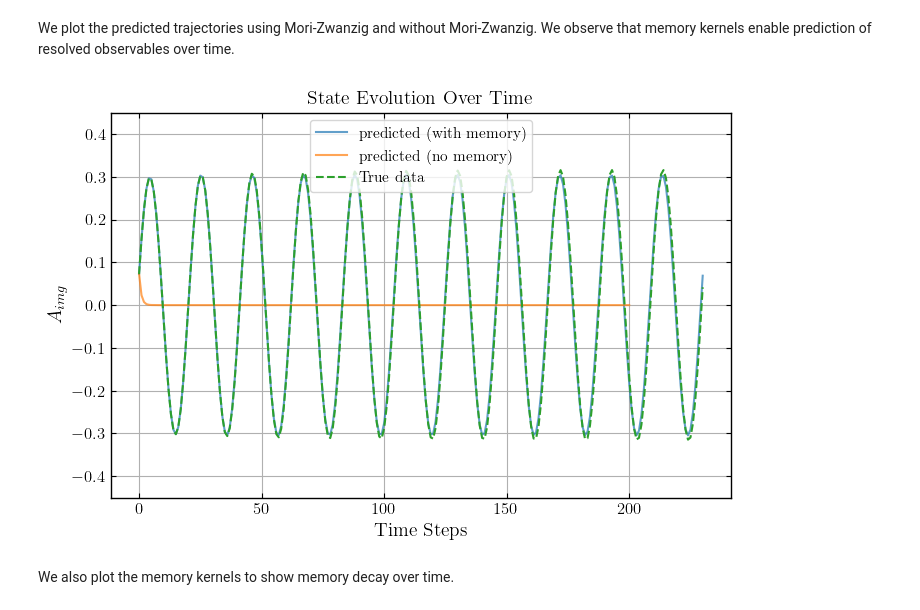
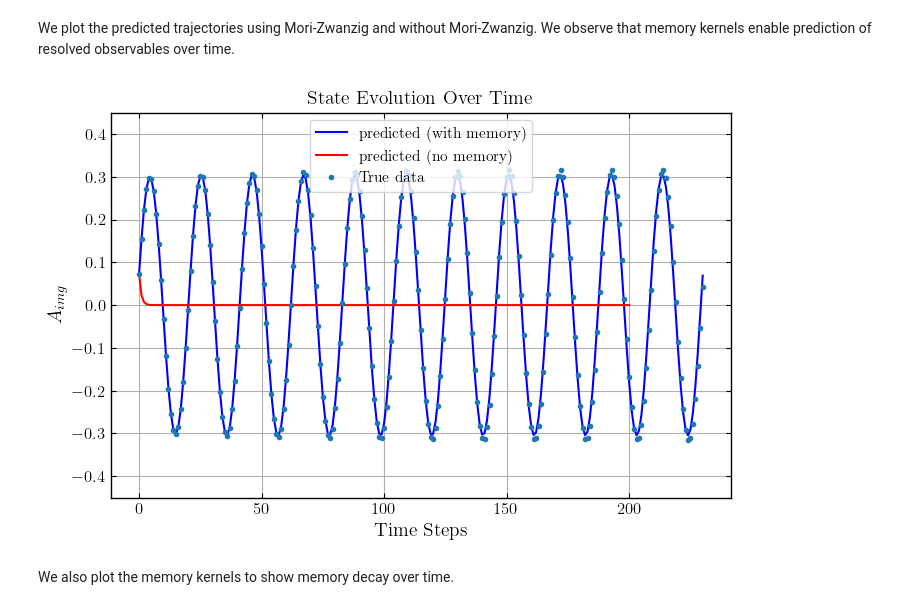
Before and after one commit to priyamg14/Livre_AdvancesROM_KoopmanDMD, a Jupyter notebook: Mori-Zwanzig.ipynb, the cells around one changed output. Cells and saved outputs as stored; diff of their text form; code cells hidden in the pictures.

```diff
--- a/Mori-Zwanzig.ipynb
+++ b/Mori-Zwanzig.ipynb
@@ -321,37 +321,37 @@ rcParams.update({
     "font.family": "serif",
     "font.size": 12,
     "axes.labelsize": 14,
     "axes.titlesize": 14,
     "xtick.labelsize": 12,
     "ytick.labelsize": 12,
     "legend.fontsize": 11,
     "mathtext.fontset": "cm",
     "axes.linewidth": 1.0,
     "xtick.direction": "in",
     "ytick.direction": "in",
     "xtick.top": True,
     "ytick.right": True,
     "figure.figsize": (8, 5),
     "savefig.dpi": 500,
     "savefig.bbox": "tight",
 })
 
 #Figure for prediction
 L = num_memory_kernels+1
 plt.figure()
 # for i, alpha in enumerate([alphas[18]]):
-plt.plot(predicted_data_with_memory[0,:,0], label = "predicted (with memory)", alpha=0.7)
-plt.plot(predicted_data_without_memory[0,:,0], label = "predicted (no memory)", alpha=0.7)
-plt.plot(data[:L+pred_timesteps,0][:], '--', label=f'True data')
+plt.plot(predicted_data_with_memory[0,:,0], color = "blue", label = "predicted (with memory)")
+plt.plot(predicted_data_without_memory[0,:,0], color= "red", label = "predicted (no memory)")
+plt.plot(data[:L+pred_timesteps,0][:], '.', label=f'True data')
 plt.xlabel('Time Steps')
 plt.ylabel(r'$A_{img}$')
 plt.title(f'State Evolution Over Time')
 plt.ylim(-0.45,0.45)
 plt.legend()
 plt.grid()
 plt.show()
 # %% [output]
-[figure, old version]
+[figure, new version]
 # %% [markdown]
 We also plot the memory kernels to show memory decay over time.
 # %%
```
Also changed, not shown: parts of 2 cells of this notebook, 1 other file.
